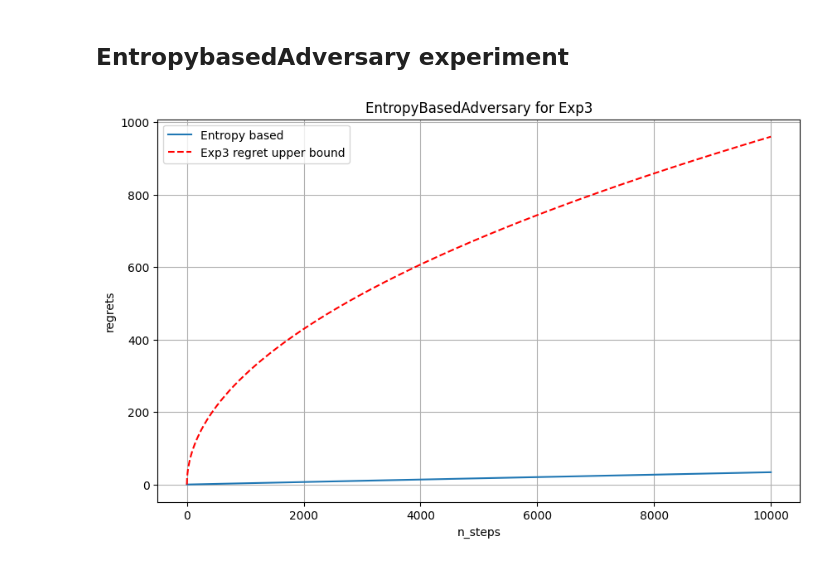
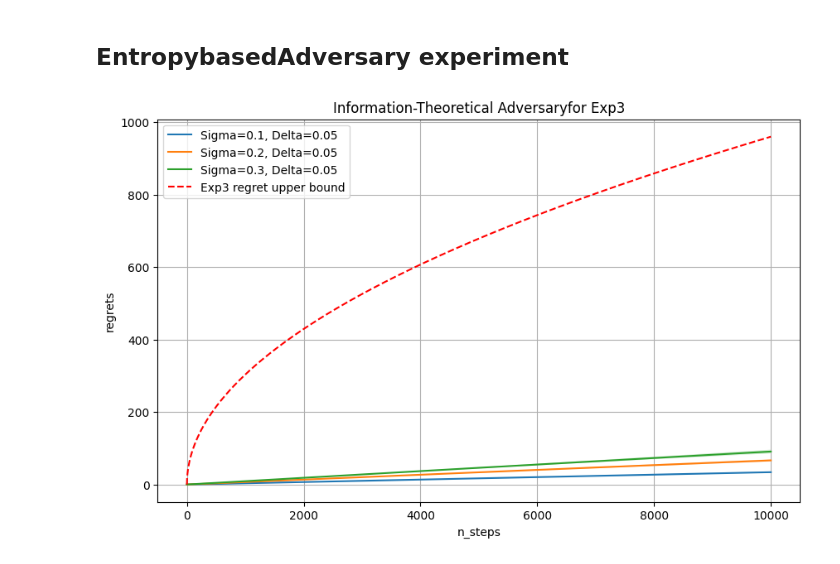
Before and after one commit to Oscar12346/bandit_research_group_9, a Jupyter notebook: experiments/entropy_adversary_experiment.ipynb, the cells around one changed output. Saved outputs shown, nothing was run; the diff lists cells and outputs as text; code cells hidden in the pictures.

Commit message:
Fixed policy regret

```diff
--- a/experiments/entropy_adversary_experiment.ipynb
+++ b/experiments/entropy_adversary_experiment.ipynb
@@ -36,41 +36,43 @@ bound_per_timestep = np.array([ag.compute_regret_bound(t) for t in range(h)])
 ## EntropybasedAdversary experiment
 # %%
 # Init Adversary
-sigma = 0.1
-delta = 0.05
+sigmas = [0.1, 0.2, 0.3]
+deltas = [0.05]
 
 # Init lists
 data_labels = []
 cumulative_regrets = []
 
-# Init adversary
-adv = EntropyBasedAdversary(
-    k=K,
-    n=h,
-    sigma=sigma,
-    delta=delta
-)
+for sigma in sigmas:
+    for delta in deltas:
+        # Init adversary
+        adv = EntropyBasedAdversary(
+            k=K,
+            n=h,
+            sigma=sigma,
+            delta=delta
+        )
 
-# Init environment
-adv_env = Adversarial_MAB_env(K=K, adversary=adv)
+        # Init environment
+        adv_env = Adversarial_MAB_env(K=K, adversary=adv)
 
-# Play experiment
-num_sim = 100
-exp = AdversarialMultiArmedBandit()
-_, _, _, _, cumulative_regret, _ = exp.play(agent=ag, environment=adv_env, num_sim=num_sim, horizon=h)
+        # Play experiment
+        num_sim = 100
+        exp = AdversarialMultiArmedBandit()
+        _, _, _, _, cumulative_regret, _, fixed_policy_regret = exp.play(agent=ag, environment=adv_env, num_sim=num_sim, horizon=h, k=K)
 
-# Append cumulative regret
-cumulative_regrets.append(cumulative_regret)
-data_labels.append(f"Entropy based")
+        # Append cumulative regret
+        cumulative_regrets.append(fixed_policy_regret)
+        data_labels.append(f"Sigma={sigma}, Delta={delta}")
 # %%
 vis.plot_mean_std(
     data=cumulative_regrets,
     data_labels=data_labels,
-    title=f"EntropyBasedAdversary for Exp3",
+    title=f"Information-Theoretical Adversaryfor Exp3",
     xlabel="n_steps",
     ylabel="regrets",
     baseline=bound_per_timestep,
     baseline_title=f"Exp3 regret upper bound"
 )
 # %% [output]
-[figure, old version]
+[figure, new version]
```
Also changed, not shown: 2 other files.
